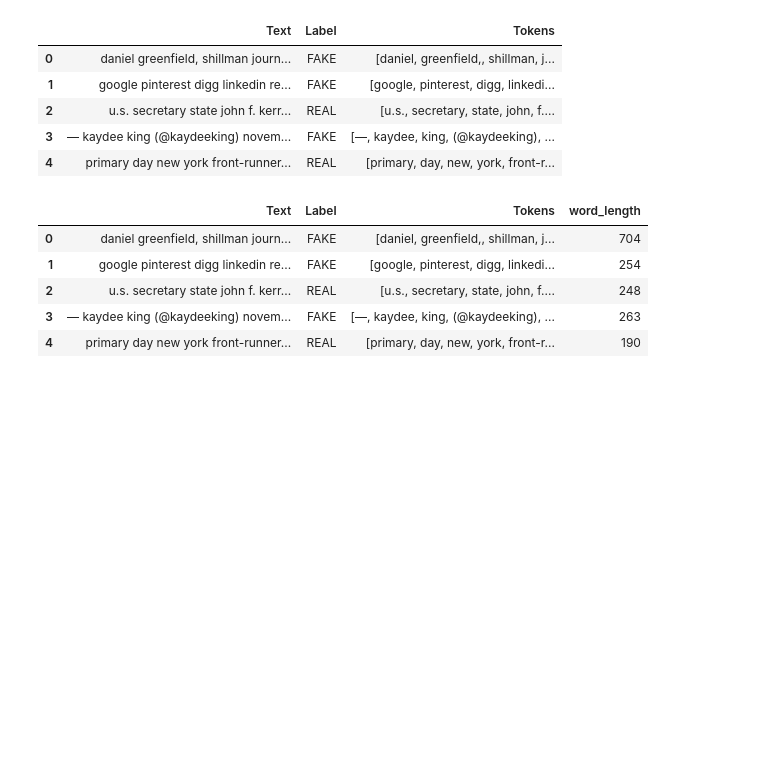
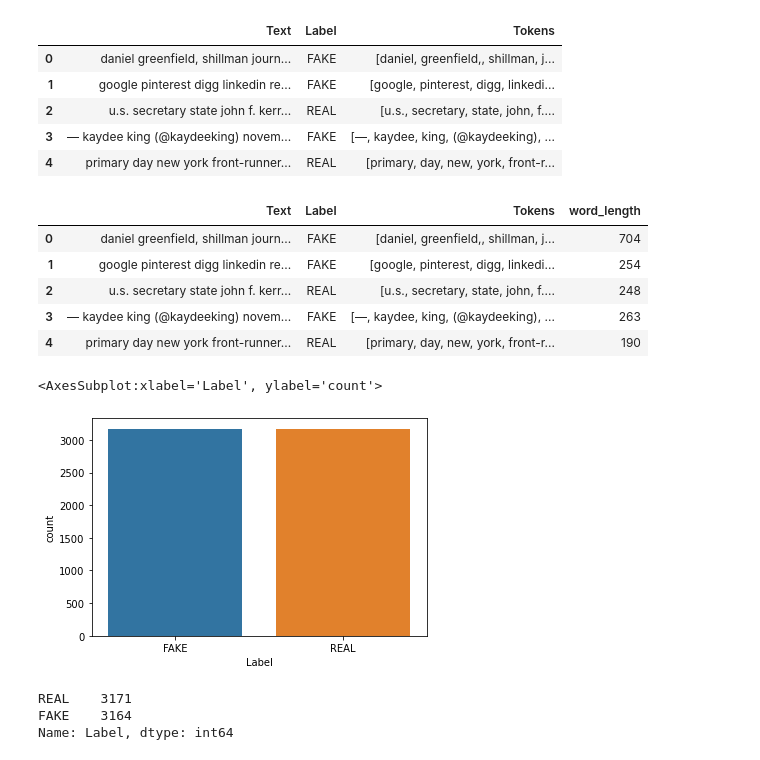
Before and after one commit to lavanya120/FAKENEWS, a Jupyter notebook: fake news.ipynb, the cells around one changed output. Drawn from its saved outputs; the diff is of its cells as text; code cells hidden in the pictures; blank space fills up the shorter version.

Commit message:
visualizing

```diff
--- a/fake news.ipynb
+++ b/fake news.ipynb
@@ -174,3 +175,15 @@ df.head()
 | 2 | u.s. secretary state john f. kerr... | REAL | [u.s., secretary, state, john, f.... | 248 |
 | 3 | — kaydee king (@kaydeeking) novem... | FAKE | [—, kaydee, king, (@kaydeeking), ... | 263 |
 | 4 | primary day new york front-runner... | REAL | [primary, day, new, york, front-r... | 190 |
+# %%
+import seaborn as sns
+sns.countplot(df['Label'])
+# %% [output]
+<AxesSubplot:xlabel='Label', ylabel='count'>
+[figure, added]
+# %%
+df['Label'].value_counts()
+# %% [output]
+REAL    3171
+FAKE    3164
+Name: Label, dtype: int64
```
Also changed, not shown: parts of 5 cells of this notebook.
